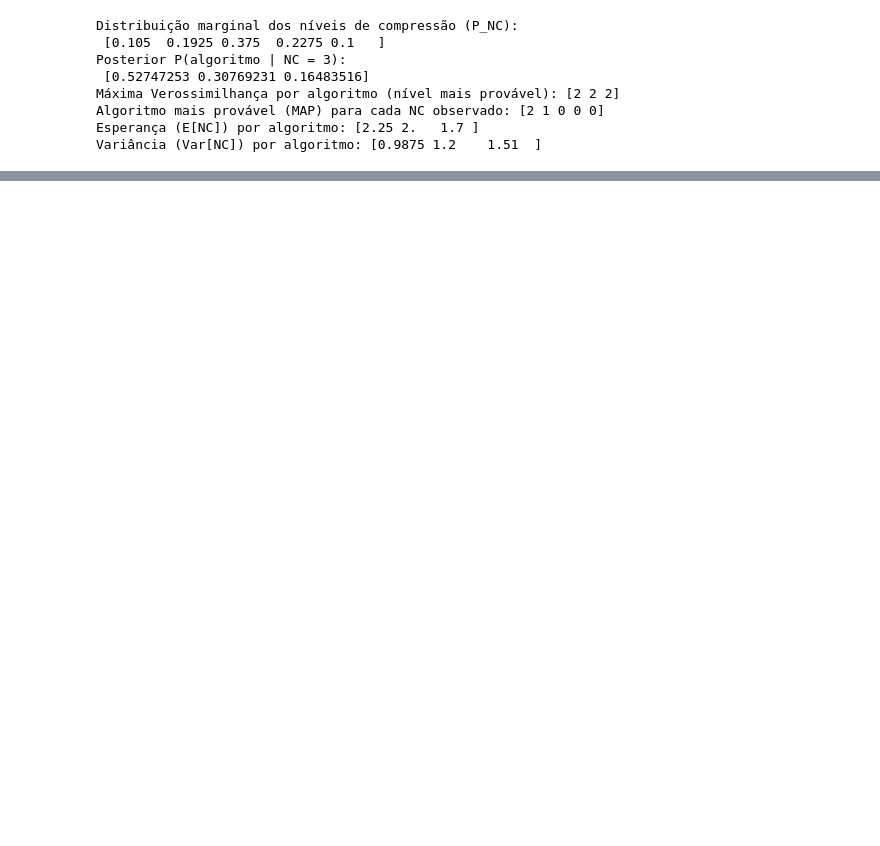
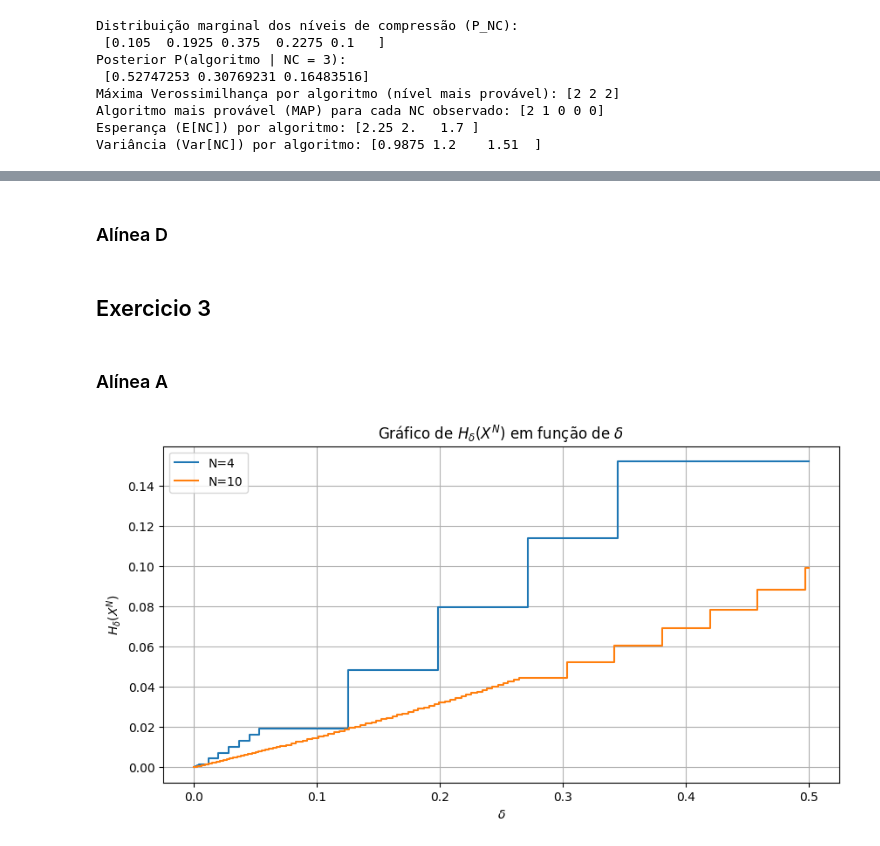
Before and after one commit to lulssam/csm-2425, a Jupyter notebook: TP2/A50725A50787A50790_T2.ipynb, the cells around one changed output, grey strips where cells are left out. Cells and saved outputs as stored; diff of their text form; code cells hidden in the pictures; blank space fills up the shorter version.

```diff
--- a/TP2/A50725A50787A50790_T2.ipynb
+++ b/TP2/A50725A50787A50790_T2.ipynb
@@ -168,0 +155,2 @@ Variância (Var[NC]) por algoritmo: [0.9875 1.2    1.51  ]
+# %% [markdown]
+### Alínea D
@@ -168,0 +169,63 @@ Variância (Var[NC]) por algoritmo: [0.9875 1.2    1.51  ]
+# %% [markdown]
+## Exercicio 3
+# %% [markdown]
+### Alínea A
+# %%
+# Gera todas as possíveis sequências binárias de tamanho N (isto é, o espaço amostral {0,1}^N)
+def gerar_x(N):
+    return list(product([0, 1], repeat=N))
+
+# Calcula a probabilidade de uma sequência x ocorrer, segundo a distribuição de Bernoulli com p0 e p1
+def calcular_probabilidade(x, N, p0, p1):
+    r = sum(x) # r(x): número de 1s na sequência
+    P = p0 ** (N - r) * p1 ** r # Fórmula: P(x) = p0^(N - r) * p1^r
+    return P
+
+# Calcula H_delta(X^N) para uma lista de valores de delta, dado N e as probabilidades p0, p1
+def calcular_H_delta(N, p0, p1, delta_vals):
+    sequence = gerar_x(N) # Gera todas as sequências possíveis de N lançamentos
+    prob_x = [(x, calcular_probabilidade(x, N, p0, p1)) for x in sequence] # Calcula a probabilidade de cada sequência
+    prob_x.sort(key=lambda x: -x[1])  # Ordena as sequências por probabilidade decrescente
+
+    H_delta_list = [] # Lista onde guardamos H_delta para cada valor de delta
+
+    for delta in delta_vals:
+        cumulative_prob = 0.0 # Probabilidade acumulada
+        subset = [] # Subconjunto S_delta das sequências mais prováveis
+
+        # Adiciona sequências ao subconjunto até atingir 1 - delta de probabilidade total
+        for x, prob in prob_x:
+            cumulative_prob += prob
+            subset.append(prob)
+            if cumulative_prob >= 1 - delta:
+                break
+
+        P_subset = sum(subset)# Soma das probabilidades no subconjunto
+        H_delta = -np.log2(P_subset) / N # Cálculo da entropia delta-normalizada: H_delta(X^N) = -log2(P(S_delta)) / N
+        H_delta_list.append(H_delta)
+
+    return H_delta_list
+
+# Parâmetros
+p0 = 0.9
+p1 = 0.1
+delta_vals = np.linspace(0, 0.5, 500) # Lista de valores de delta entre 0 e 0.5
+
+# N = 4
+H4 = calcular_H_delta(4, p0, p1, delta_vals)
+
+# N = 10
+H10 = calcular_H_delta(10, p0, p1, delta_vals)
+
+# Plot
+plt.figure(figsize=(10,5))
+plt.plot(delta_vals, H4, drawstyle='steps-post', label='N=4') # Gráfico de escadas para N=4
+plt.plot(delta_vals, H10, drawstyle='steps-post', label='N=10') # Gráfico de escadas para N=10
+plt.xlabel(r'$\delta$')
+plt.ylabel(r'$H_\delta(X^N)$')
+plt.title('Gráfico de $H_\delta(X^N)$ em função de $\delta$')
+plt.legend()
+plt.grid(True) # Adiciona uma grelha ao gráfico
+plt.show()
+# %% [output]
+[figure, added]
```
Also changed, not shown: parts of 9 cells of this notebook.
